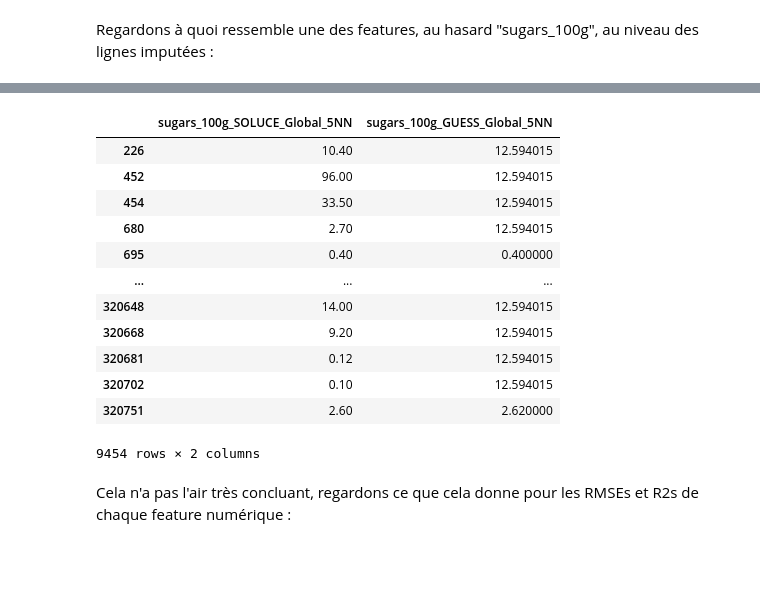
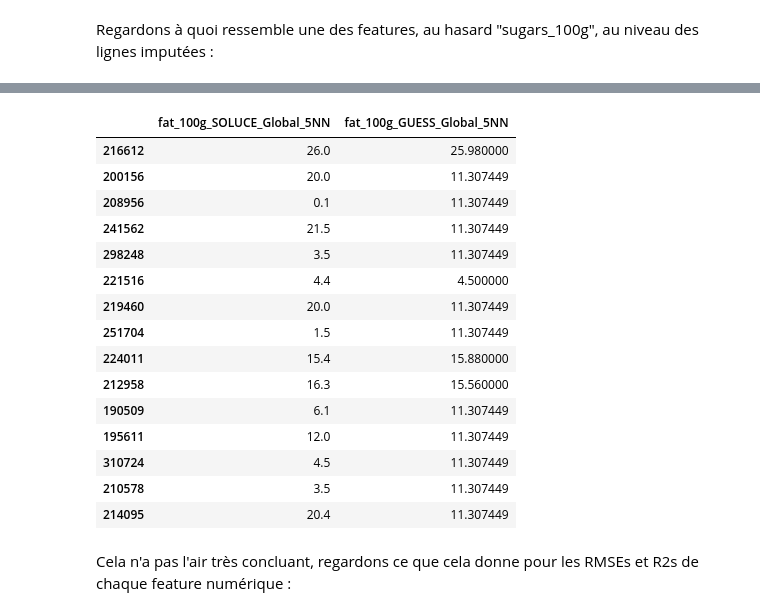
Before and after one commit to ClementPatin/OC-P3, a Jupyter notebook: Patin_Clement_1_notebook_052023.ipynb, the cells around one changed output, grey strips where cells are left out. Saved outputs shown, nothing was run; the diff lists cells and outputs as text; code cells hidden in the pictures; blank space fills up the shorter version.

```diff
--- a/Patin_Clement_1_notebook_052023.ipynb
+++ b/Patin_Clement_1_notebook_052023.ipynb
@@ -713,4 +793,8 @@ mask_MacroAbove100=foodClean_WithAlcohol[macroNutCols].sum(axis=1)>100
 # %%
-# exclude products
-foodClean06=foodClean05.copy()
-foodClean06=foodClean06.loc[~mask_MacroAbove100]
+# for sums above threshold, replace ".._100g" values with np.nan
+
+# find the index
+indexAboveThreshold = foodClean_WithAlcohol.loc[mask_MacroAbove100&(~maskUnderThreshold),macroNutCols+["sumOfMacro"]].index
+
+# replace the "..._100g" values with np.nan
+foodClean06.loc[indexAboveThreshold,macroNutCols]=np.nan
@@ -755,11 +865,16 @@ Si l'on se concentre sur nos features, voici les comparaisons à mener :
 - "sugars_100g" > "carbohydrates_100g"
 - "saturated_fat_100g" > "fat_100g"
 # %%
-# create a mask with subcomponent > main component
+# create masks with subcomponent > main component
 
-thresholdRate=1.05
-mask_MicroAboveMacro=(
-    ((foodClean06['saturated_fat_100g']>foodClean06["fat_100g"]*thresholdRate)&(foodClean06["fat_100g"].notna()))
-    |
-    ((foodClean06['sugars_100g']>foodClean06['carbohydrates_100g']*thresholdRate)&(foodClean06['carbohydrates_100g'].notna()))
+thresholdRate=1.10
+mask_SatfatAboveFat=(
+    (foodClean06['saturated_fat_100g']>foodClean06["fat_100g"]*thresholdRate)
+     &(foodClean06["fat_100g"].notna())
 )
+
+
+mask_SugarAboveCarbo=(
+    (foodClean06['sugars_100g']>foodClean06['carbohydrates_100g']*thresholdRate)
+    &(foodClean06['carbohydrates_100g'].notna())
+)
@@ -766,4 +913,5 @@ mask_MicroAboveMacro=(
 # %%
-# exclude products
+# replace values with NaN
 foodClean07=foodClean06.copy()
-foodClean07=foodClean07.loc[~mask_MicroAboveMacro]
+foodClean07.loc[mask_SatfatAboveFat,["fat_100g"]]=np.nan
+foodClean07.loc[mask_SugarAboveCarbo,['carbohydrates_100g']]=np.nan
@@ -952,21 +1113,22 @@ A prendre en compte pour le test.
 Commençons par filtrer le dataframe :
 # %%
 foodCompleteFeaturesNames = foodClean07.columns.tolist()
-foodCompleteFeaturesNames.remove("nutrition_score_fr_100g")
 foodCompleteFeaturesNames.remove("nutrition_grade_fr")
 foodCompleteFeaturesNames.remove("code")
 foodCompleteFeaturesNames.remove("product_name")
 foodCompleteFeaturesNames.remove("brands")
 foodCompleteFeaturesNames.remove("pnns_groups_1")
 
-# scale "energy_100g" to range (0,100), like others
+# scale "energy_100g" and "nutrition_score_fr_100g" to range (0,100), like others
 zeroTo100Scaler=MinMaxScaler((0,100))
 energyScaled=zeroTo100Scaler.fit_transform(foodClean07[["energy_100g"]])
+nutritionScoreScaled=zeroTo100Scaler.fit_transform(foodClean07[["nutrition_score_fr_100g"]])
 
 #create a dataframe with the non null rows of foodClean07
 
 foodComplete = foodClean07[foodCompleteFeaturesNames].copy() # create a copy
 foodComplete.energy_100g=energyScaled[:,0] # replace "energy_100g" with its scaled version
+foodComplete.nutrition_score_fr_100g=nutritionScoreScaled[:,0] # replace "nutrition_score_fr_100g" with its scaled version
 foodComplete=foodComplete.loc[foodComplete.notna().all(axis=1)] # keep non null rows only
 
 # list of numerical features names
@@ -1139,25 +1316,28 @@ Regardons à quoi ressemble une des features, au hasard "sugars_100g", au niveau
 # %%
 getSoluceColAndGuessCol (
-    col="sugars_100g",
+    col="fat_100g",
     dfComplete=foodComplete,
     dfIncomplete=foodIncomplete,
     dfGuess=foodGuess01,
     nameOfTest="Global 5NN"
-)
+).sample(15)
 # %% [output]
-|  | sugars_100g_SOLUCE_Global_5NN | sugars_100g_GUESS_Global_5NN |
-| 226 | 10.40 | 12.594015 |
-| 452 | 96.00 | 12.594015 |
-| 454 | 33.50 | 12.594015 |
-| 680 | 2.70 | 12.594015 |
-| 695 | 0.40 | 0.400000 |
-| ... | ... | ... |
-| 320648 | 14.00 | 12.594015 |
-| 320668 | 9.20 | 12.594015 |
-| 320681 | 0.12 | 12.594015 |
-| 320702 | 0.10 | 12.594015 |
-| 320751 | 2.60 | 2.620000 |
+|  | fat_100g_SOLUCE_Global_5NN | fat_100g_GUESS_Global_5NN |
+| 216612 | 26.0 | 25.980000 |
+| 200156 | 20.0 | 11.307449 |
+| 208956 | 0.1 | 11.307449 |
+| 241562 | 21.5 | 11.307449 |
+| 298248 | 3.5 | 11.307449 |
+| 221516 | 4.4 | 4.500000 |
+| 219460 | 20.0 | 11.307449 |
+| 251704 | 1.5 | 11.307449 |
+| 224011 | 15.4 | 15.880000 |
+| 212958 | 16.3 | 15.560000 |
+| 190509 | 6.1 | 11.307449 |
+| 195611 | 12.0 | 11.307449 |
+| 310724 | 4.5 | 11.307449 |
+| 210578 | 3.5 | 11.307449 |
+| 214095 | 20.4 | 11.307449 |
-9454 rows × 2 columns
 # %% [markdown]
 Cela n'a pas l'air très concluant, regardons ce que cela donne pour les RMSEs et R2s de chaque feature numérique :
 # %%
```
Also changed, not shown: parts of 64 cells of this notebook, 1 other file.
